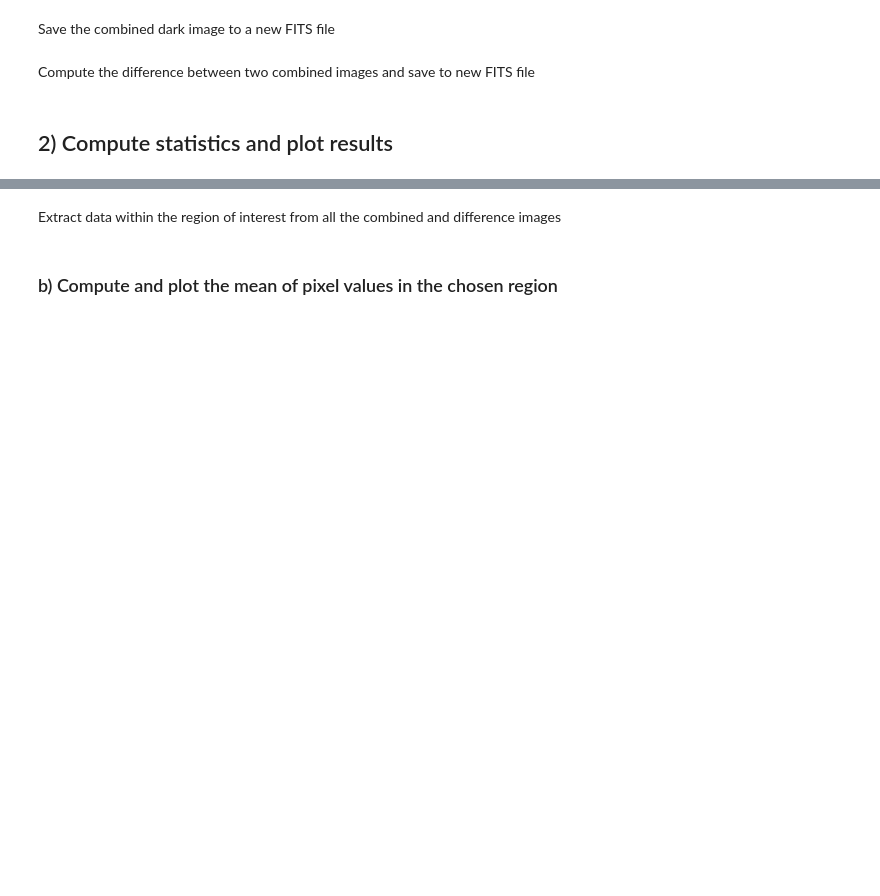
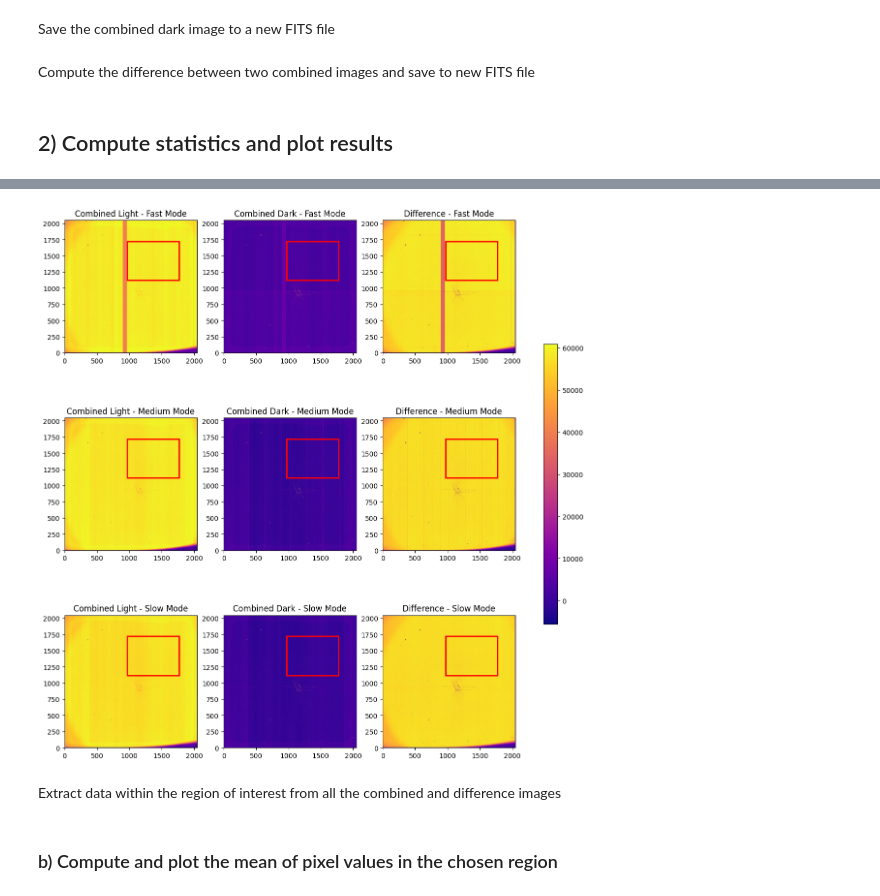
Before and after one commit to thomasnguyen21/LBTI_Summer2026, a Jupyter notebook: lbti.ipynb, the cells around one changed output, grey strips where cells are left out. Cells and saved outputs as stored; diff of their text form; code cells hidden in the pictures; blank space fills up the shorter version.

```diff
--- a/lbti.ipynb
+++ b/lbti.ipynb
@@ -363,3 +401,39 @@ WARNING: FITSFixedWarning: 'datfix' made the change 'Set MJD-OBS to 61159.000000
+# %%
+# Map filenames to titles for iteration
+data_configs = [
+    ("Fast", "fast_combined_light.fits", "fast_combined_dark.fits", "fast_diff.fits"),
+    ("Medium", "medium_combined_light.fits", "medium_combined_dark.fits", "medium_diff.fits"),
+    ("Slow", "slow_combined_light.fits", "slow_combined_dark.fits", "slow_diff.fits")
+]
+
+fig, axes = plt.subplots(3, 3, figsize=(15, 15))
+
+# Iterate through the rows (modes) of the grid
+for row_idx, (mode_name, light_f, dark_f, diff_f) in enumerate(data_configs):
+    ## Map filenames to titles for iteration
+    files = [light_f, dark_f, diff_f]
+    titles = [f"Combined Light - {mode_name} Mode", f"Combined Dark - {mode_name} Mode", f"Difference - {mode_name} Mode"]
+
+    ## Iterate through the columns (frame types) of the grid
+    for col_idx, file in enumerate(files):
+        ### Load data from FITS file
+        data = fits.getdata(f"linearity/{file}")
+
+        ### Plot the image
+        ax = axes[row_idx, col_idx]
+        im = ax.imshow(data[29, :, :], origin="lower", cmap="plasma")
+
+        ### Add region of interest
+        ax.add_patch(Rectangle((970, 1120), 800, 600, edgecolor='red', facecolor='none', lw=2))
+
+        ### Set title for the subplot
+        ax.set_title(titles[col_idx], size=12)
+
+# Add colorbar to the whole figure
+fig.colorbar(im, ax=axes.ravel().tolist(), shrink=0.5)
+plt.show()
+# %% [output]
+[figure, added]
 # %% [markdown]
 Extract data within the region of interest from all the combined and difference images
 # %%
```
Also changed, not shown: parts of 40 cells of this notebook.
